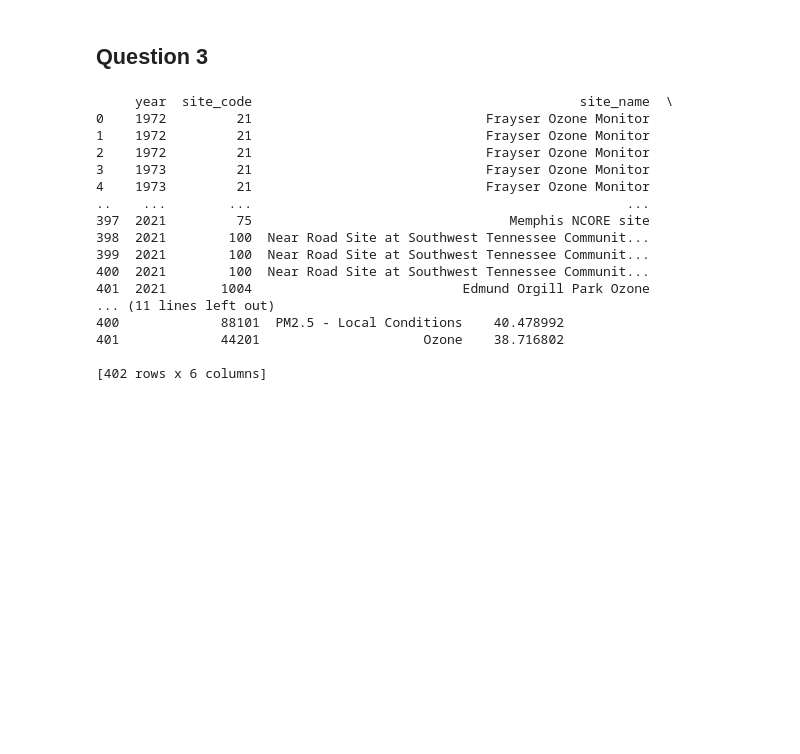
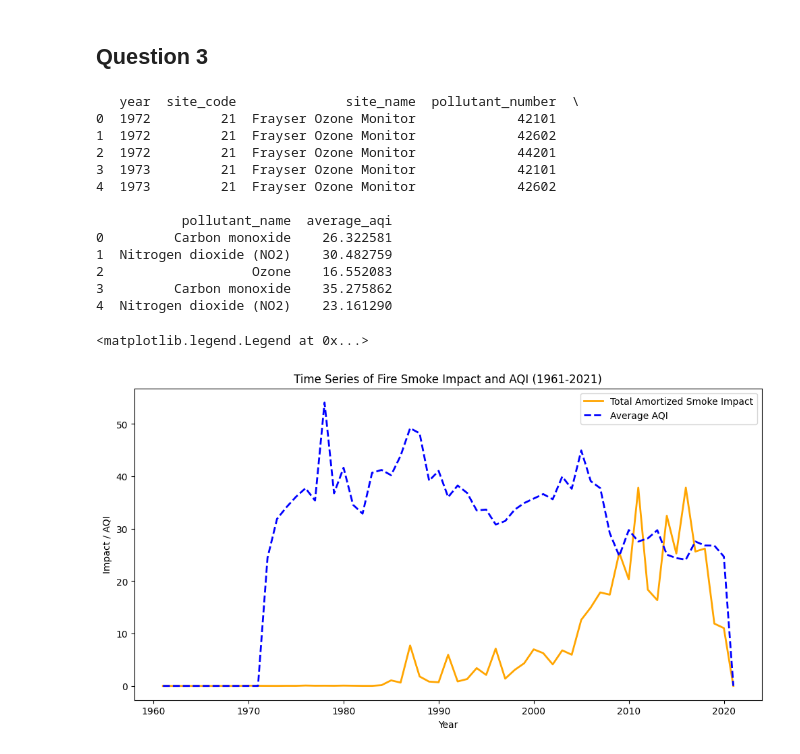
Before and after one commit to debsubdavis/data512-project, a Jupyter notebook: stage2_combined_analysis.ipynb, the cells around one changed output. Drawn from its saved outputs; the diff is of its cells as text; code cells hidden in the pictures; blank space fills up the shorter version.

```diff
--- a/stage2_combined_analysis.ipynb
+++ b/stage2_combined_analysis.ipynb
@@ -143,22 +134,18 @@ plt.show()
 epa_aqi_df = pd.read_csv(EPA_AQI_PER_YEAR_INPUT_PATH)
 si_per_year_df = pd.read_csv(SI_PER_YEAR_INPUT_PATH)
 # %%
-print(epa_aqi_df)
+print(epa_aqi_df.head(5))
 # %% [output]
-     year  site_code                                          site_name  \
-0    1972         21                              Frayser Ozone Monitor
-1    1972         21                              Frayser Ozone Monitor
-2    1972         21                              Frayser Ozone Monitor
-3    1973         21                              Frayser Ozone Monitor
-4    1973         21                              Frayser Ozone Monitor
-..    ...        ...                                                ...
-397  2021         75                                 Memphis NCORE site
-398  2021        100  Near Road Site at Southwest Tennessee Communit...
-399  2021        100  Near Road Site at Southwest Tennessee Communit...
-400  2021        100  Near Road Site at Southwest Tennessee Communit...
-401  2021       1004                           Edmund Orgill Park Ozone
-... (11 lines left out)
-400             88101  PM2.5 - Local Conditions    40.478992
-401             44201                     Ozone    38.716802
+   year  site_code              site_name  pollutant_number  \
+0  1972         21  Frayser Ozone Monitor             42101
+1  1972         21  Frayser Ozone Monitor             42602
+2  1972         21  Frayser Ozone Monitor             44201
+3  1973         21  Frayser Ozone Monitor             42101
+4  1973         21  Frayser Ozone Monitor             42602
 
-[402 rows x 6 columns]
+           pollutant_name  average_aqi
+0         Carbon monoxide    26.322581
+1  Nitrogen dioxide (NO2)    30.482759
+2                   Ozone    16.552083
+3         Carbon monoxide    35.275862
+4  Nitrogen dioxide (NO2)    23.161290
@@ -165,3 +154,30 @@ print(epa_aqi_df)
+# %%
+# Merge datasets on 'year' column
+combined_df = pd.merge(si_per_year_df, annual_aqi_per_year_df, left_on='fire_year', right_on='year', how='outer')
+
+# Create a DataFrame containing all years from 1961 to 2021
+all_years_df = pd.DataFrame({'fire_year': range(1961, 2022)})
+
+# Merge with all_years_df to include all years, filling missing values with zero
+combined_df = pd.merge(all_years_df, combined_df, on='fire_year', how='left').fillna(0)
+
+# Plotting
+plt.figure(figsize=(12, 6))
+
+# Plot Total Weighted Smoke Impact
+plt.plot(combined_df['fire_year'], combined_df['total_amortized_smoke_impact'], label='Total Amortized Smoke Impact', color='orange', linewidth=2)
+
+# Plot Average AQI
+plt.plot(combined_df['fire_year'], combined_df['average_aqi'], label='Average AQI', color='blue', linestyle='--', linewidth=2)
+
+# Labels and Title
+plt.xlabel('Year')
+plt.ylabel('Impact / AQI')
+plt.title('Time Series of Fire Smoke Impact and AQI (1961-2021)')
+plt.legend()
+# %% [output]
+<matplotlib.legend.Legend at 0x...>
+[figure, added]
 # %%
 # Group AQI by pollutant and calculate the average AQI per pollutant per year
 aqi_by_pollutant_df = epa_aqi_df.groupby(['year', 'pollutant_name'], as_index=False)['average_aqi'].mean()
```
Also changed, not shown: parts of 13 cells of this notebook, 5 other files.
